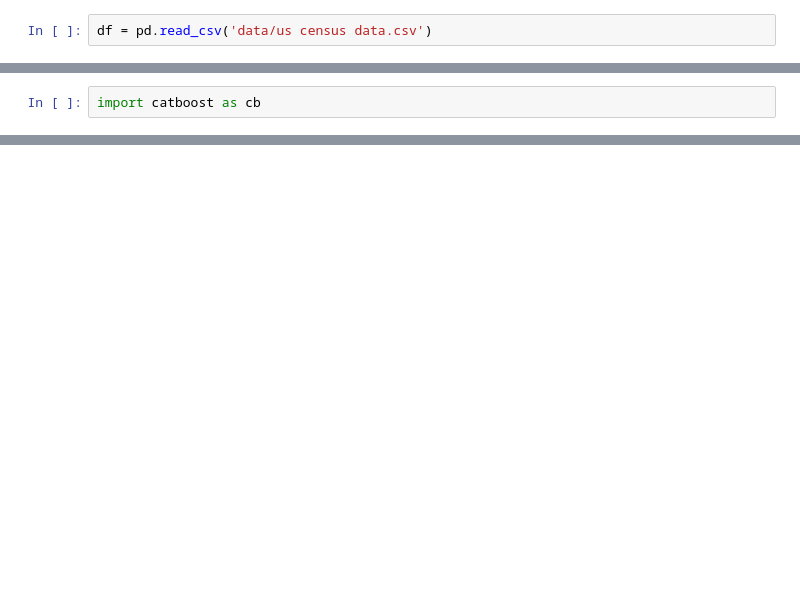
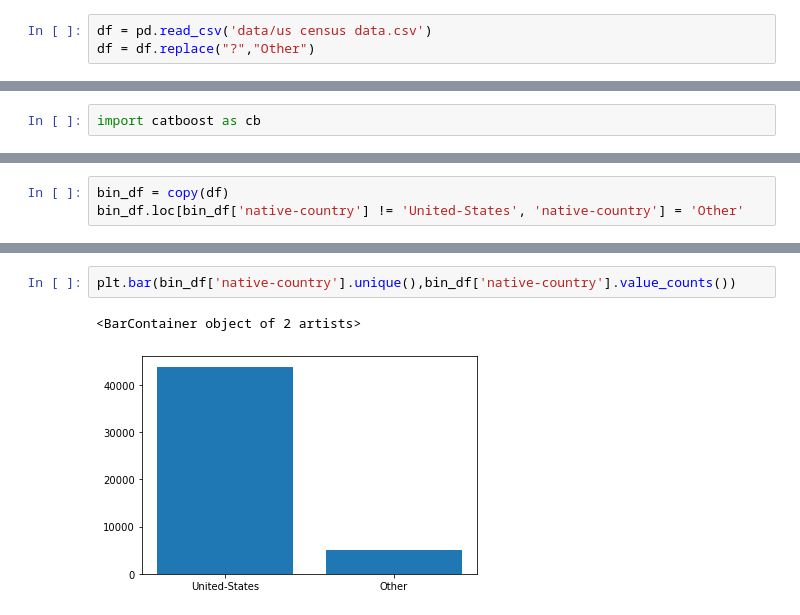
Before and after one commit to nefrank/replica-analytics-questions-mle, a Jupyter notebook: USCensus.ipynb, the cells around one changed output, grey strips where cells are left out. Drawn from its saved outputs; the diff is of its cells as text; blank space fills up the shorter version.

```diff
--- a/USCensus.ipynb
+++ b/USCensus.ipynb
@@ -15,5 +16,6 @@ import matplotlib.pyplot as plt
 # %%
 df = pd.read_csv('data/us census data.csv')
+df = df.replace("?","Other")
 # %%
 df.head()
 # %% [output]
@@ -142,2 +161,5 @@ Accuracy: 0.8714300337803256
 [figure]
 [figure]
+# %%
+bin_df = copy(df)
+bin_df.loc[bin_df['native-country'] != 'United-States', 'native-country'] = 'Other'
@@ -143,0 +182,5 @@ Accuracy: 0.8714300337803256
+# %%
+plt.bar(bin_df['native-country'].unique(),bin_df['native-country'].value_counts())
+# %% [output]
+<BarContainer object of 2 artists>
+[figure, added]
```
Also changed, not shown: parts of 21 cells of this notebook, 8 other files.
